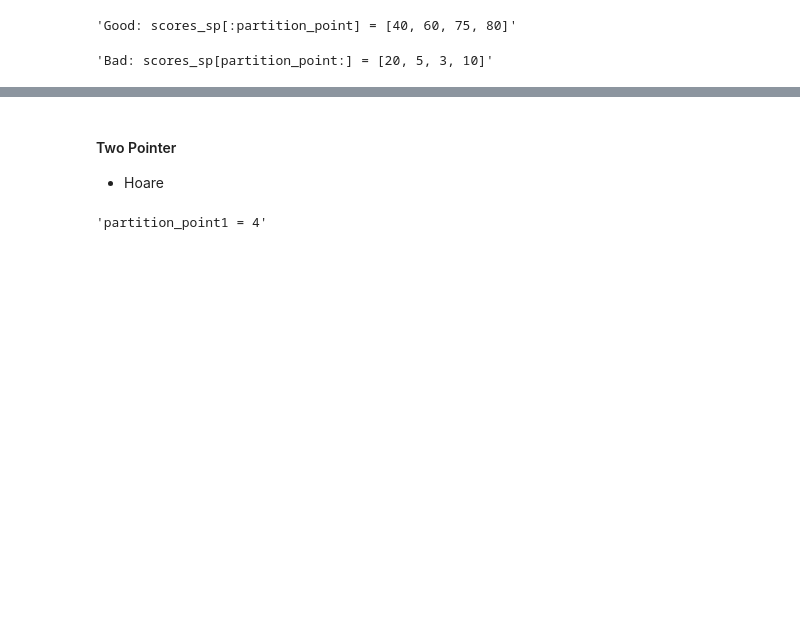
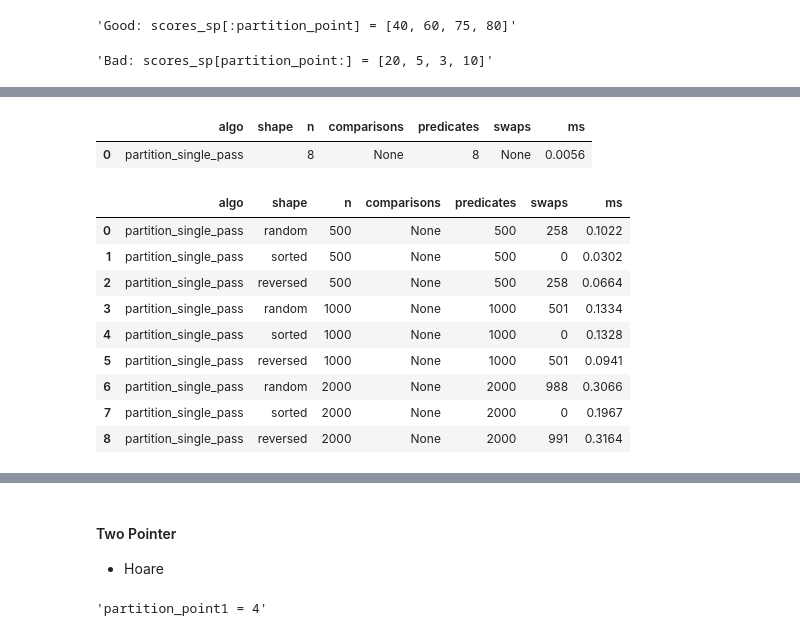
Before and after one commit to gophry/programming-first-principles, a Jupyter notebook: nbs/02_sequences/03_algorithms-101/04_partition.ipynb, the cells around one changed output, grey strips where cells are left out. Drawn from its saved outputs; the diff is of its cells as text; code cells hidden in the pictures; blank space fills up the shorter version.

```diff
--- a/nbs/02_sequences/03_algorithms-101/04_partition.ipynb
+++ b/nbs/02_sequences/03_algorithms-101/04_partition.ipynb
@@ -66,0 +68,25 @@ f'Bad: {scores_b[partition_point:] = }'
+# %%
+scores_sp_cost = [40, 10, 35, 5, 80, 75, 5, 80]
+predicates = Cost(repeats=1)
+_ = predicates.run(partition_single_pass, scores_sp_cost, lambda x: x < 35, operations=('predicates','ms'))
+predicates.frame
+# %% [output]
+|  | algo | shape | n | comparisons | predicates | swaps | ms |
+| 0 | partition_single_pass |  | 8 | None | 8 | None | 0.0056 |
+# %%
+pred = lambda data: (lambda x: x < 5_000,)
+single_pass = Cost(repeats=5, seed=0)
+_ = single_pass.scale([partition_single_pass], args=pred, operations=('predicates','swaps','ms'))
+
+single_pass.frame
+# %% [output]
+|  | algo | shape | n | comparisons | predicates | swaps | ms |
+| 0 | partition_single_pass | random | 500 | None | 500 | 258 | 0.1022 |
+| 1 | partition_single_pass | sorted | 500 | None | 500 | 0 | 0.0302 |
+| 2 | partition_single_pass | reversed | 500 | None | 500 | 258 | 0.0664 |
+| 3 | partition_single_pass | random | 1000 | None | 1000 | 501 | 0.1334 |
+| 4 | partition_single_pass | sorted | 1000 | None | 1000 | 0 | 0.1328 |
+| 5 | partition_single_pass | reversed | 1000 | None | 1000 | 501 | 0.0941 |
+| 6 | partition_single_pass | random | 2000 | None | 2000 | 988 | 0.3066 |
+| 7 | partition_single_pass | sorted | 2000 | None | 2000 | 0 | 0.1967 |
+| 8 | partition_single_pass | reversed | 2000 | None | 2000 | 991 | 0.3164 |
```
Also changed, not shown: parts of 15 cells of this notebook, 12 other files.
